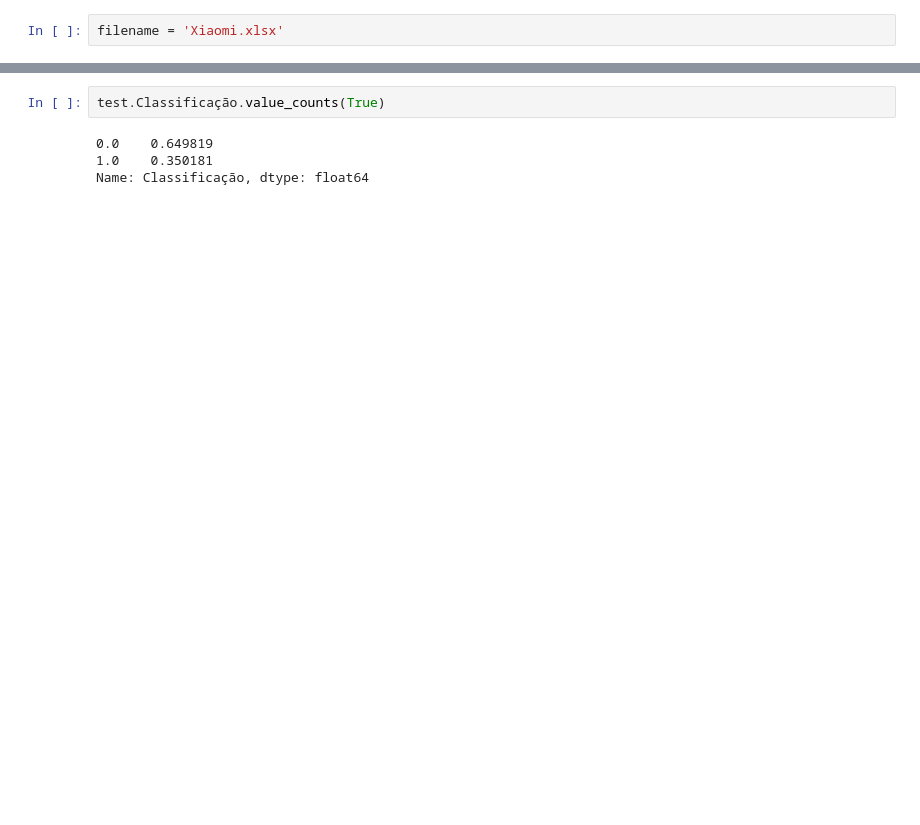
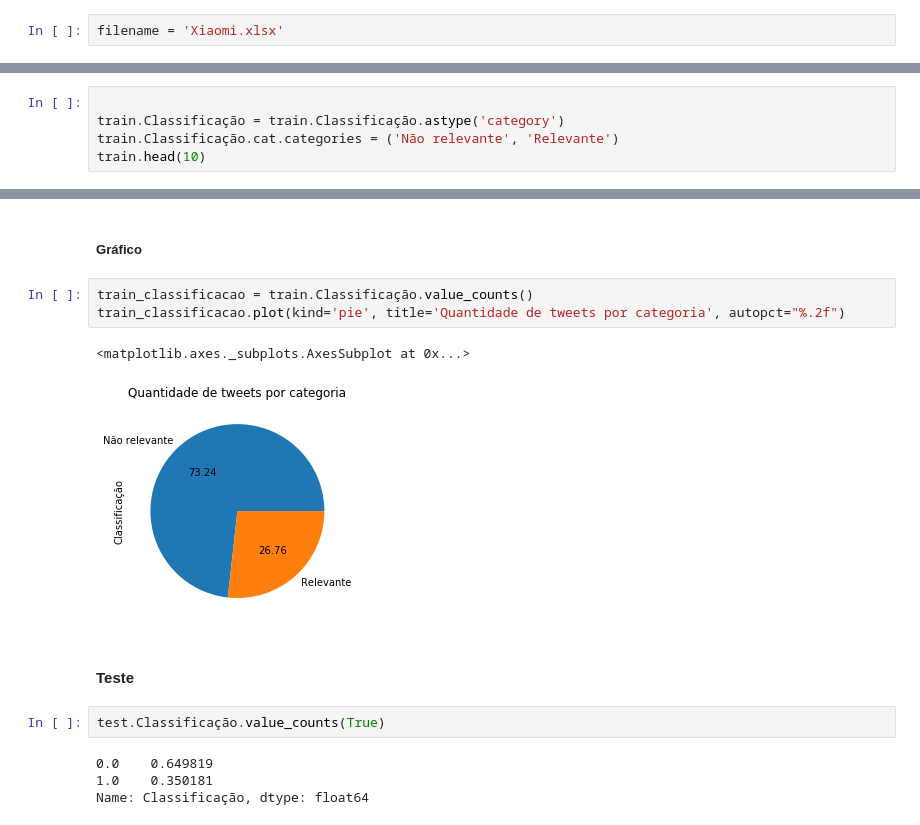
Before and after one commit to gustavopc3/P1-CD21-1, a Jupyter notebook: Projeto1_Layout_Classificador.ipynb, the cells around one changed output, grey strips where cells are left out. Drawn from its saved outputs; the diff is of its cells as text; blank space fills up the shorter version.

```diff
--- a/Projeto1_Layout_Classificador.ipynb
+++ b/Projeto1_Layout_Classificador.ipynb
@@ -47,0 +52,5 @@ test.head(5)
+# %%
+
+train.Classificação = train.Classificação.astype('category')
+train.Classificação.cat.categories = ('Não relevante', 'Relevante')
+train.head(10)
@@ -48,3 +115,13 @@ test.head(5)
+# %% [markdown]
+##### Gráfico
+# %%
+train_classificacao = train.Classificação.value_counts()
+train_classificacao.plot(kind='pie', title='Quantidade de tweets por categoria', autopct="%.2f")
+# %% [output]
+<matplotlib.axes._subplots.AxesSubplot at 0x...>
+[figure, added]
+# %% [markdown]
+#### Teste
 # %%
 test.Classificação.value_counts(True)
 # %% [output]
```
Also changed, not shown: parts of 22 cells of this notebook.
